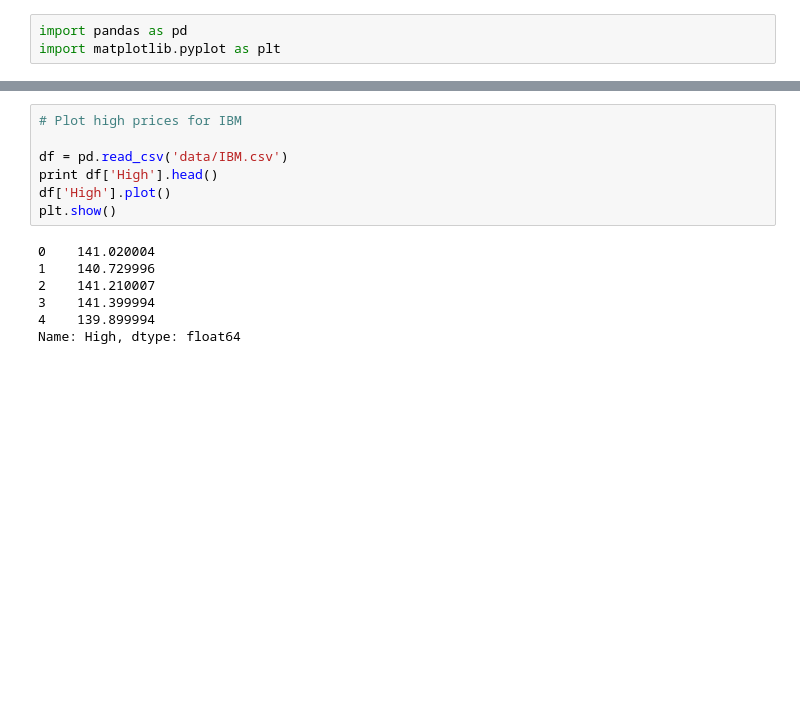
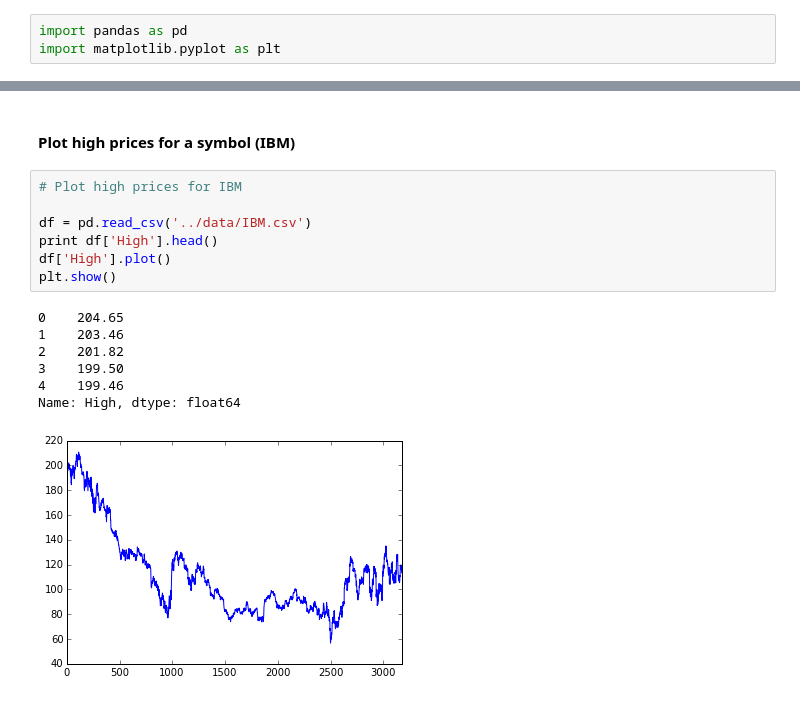
Before and after one commit to weifengshe/ml4t, a Jupyter notebook: lessons/1.1 Basic Pandas and stocks.ipynb, the cells around one changed output, grey strips where cells are left out. Cells and saved outputs as stored; diff of their text form; blank space fills up the shorter version.

```diff
--- a/lessons/1.1 Basic Pandas and stocks.ipynb
+++ b/lessons/1.1 Basic Pandas and stocks.ipynb
@@ -80,14 +93,17 @@ Name: Adj Close, dtype: float64
+# %% [markdown]
+#### Plot high prices for a symbol (IBM)
 # %%
 # Plot high prices for IBM
 
-df = pd.read_csv('data/IBM.csv')
+df = pd.read_csv('../data/IBM.csv')
 print df['High'].head()
 df['High'].plot()
 plt.show()
 # %% [output]
-0    141.020004
-1    140.729996
-2    141.210007
-3    141.399994
-4    139.899994
+0    204.65
+1    203.46
+2    201.82
+3    199.50
+4    199.46
 Name: High, dtype: float64
+[figure, added]
```
Also changed, not shown: parts of 12 cells of this notebook, 3 other files.
